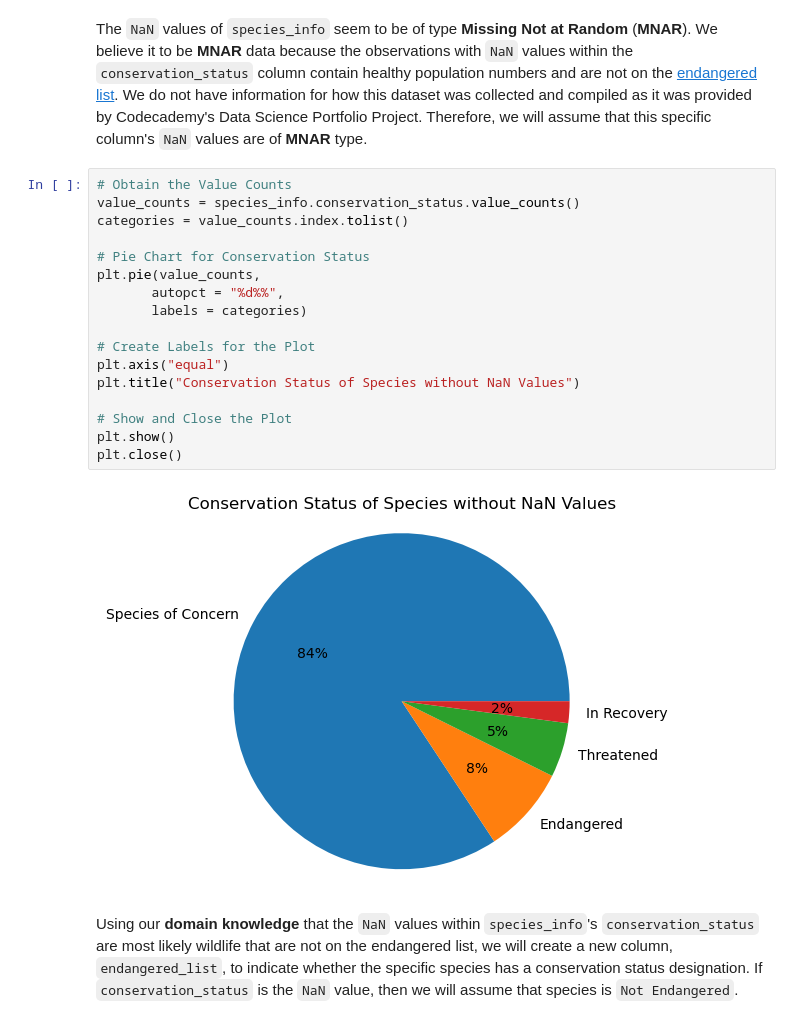
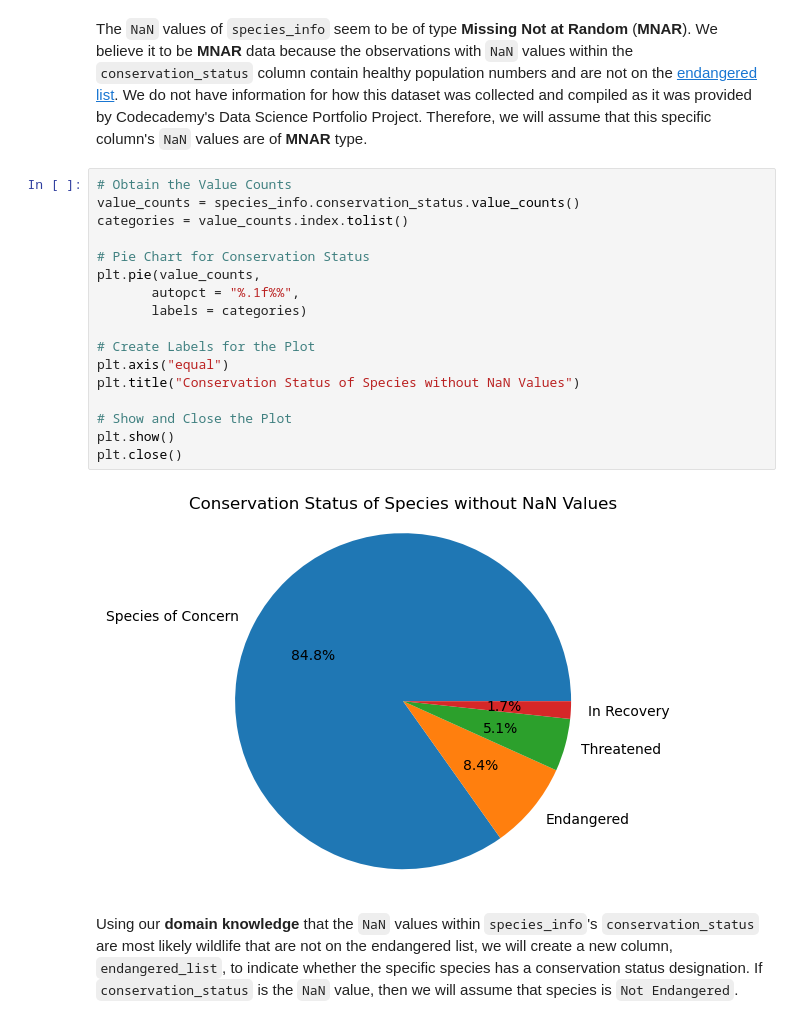
Before and after one commit to thejjserg/biodiversity, a Jupyter notebook: biodiversity_starter/biodiversity.ipynb, the cells around one changed output. Cells and saved outputs as stored; diff of their text form.

```diff
--- a/biodiversity_starter/biodiversity.ipynb
+++ b/biodiversity_starter/biodiversity.ipynb
@@ -264,22 +264,22 @@ The `NaN` values of `species_info` seem to be of type **Missing Not at Random**
 # %%
 # Obtain the Value Counts
 value_counts = species_info.conservation_status.value_counts()
 categories = value_counts.index.tolist()
 
 # Pie Chart for Conservation Status
 plt.pie(value_counts,
-       autopct = "%d%%",
+       autopct = "%.1f%%",
        labels = categories)
 
 # Create Labels for the Plot
 plt.axis("equal")
 plt.title("Conservation Status of Species without NaN Values")
 
 # Show and Close the Plot
 plt.show()
 plt.close()
 # %% [output]
-[figure, old version]
+[figure, new version]
 # %% [markdown]
 Using our **domain knowledge** that the `NaN` values within `species_info`'s `conservation_status` are most likely wildlife that are not on the endangered list, we will create a new column, `endangered_list`, to indicate whether the specific species has a conservation status designation. If `conservation_status` is the `NaN` value, then we will assume that species is `Not Endangered`.
 # %%
```
Also changed, not shown: parts of 20 cells of this notebook.
